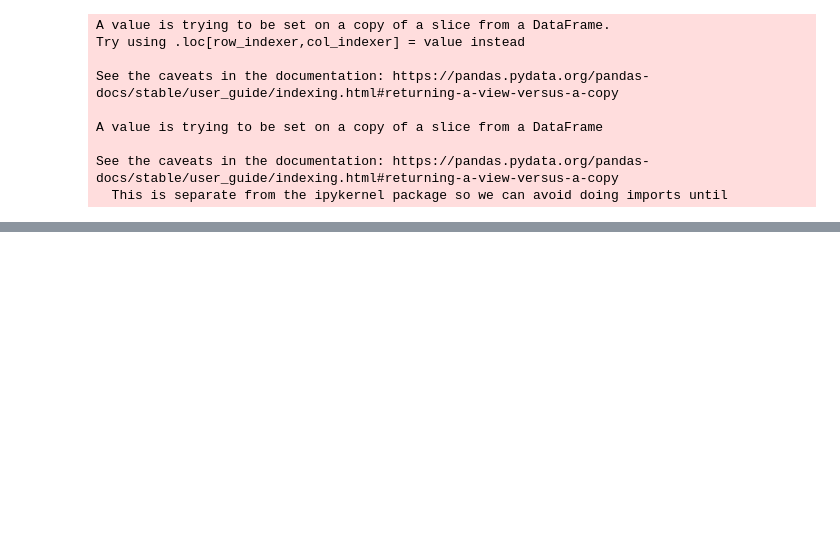
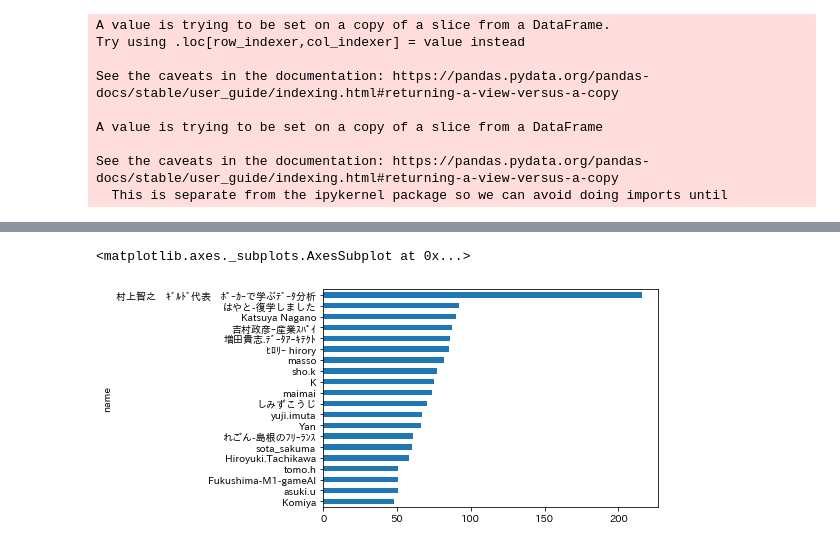
Before and after one commit to daikichidaze/slack-report-2020, a Jupyter notebook: slack-data-network-analysis.ipynb, the cells around one changed output, grey strips where cells are left out. Saved outputs shown, nothing was run; the diff lists cells and outputs as text; code cells hidden in the pictures; blank space fills up the shorter version.

Commit message:
Add graphs for network analysis (degree, degree_centrality, betweenness_centrality)

```diff
--- a/slack-data-network-analysis.ipynb
+++ b/slack-data-network-analysis.ipynb
@@ -141,0 +171,12 @@ df_user[['name', 'talk_count_range','in_current']].to_csv('user.csv', index=Fals
+# %%
+G = nx.Graph()
+for _,r in df_edge.iterrows():
+  G.add_edge(r.user_name1, r.user_name2, weight=r.count)
+# %%
+df_user = df_user.groupby('name').sum().reset_index()
+# %%
+df_user = pd.merge(df_user, pd.DataFrame(G.degree,columns=['name','degree']),on='name')
+df_user = pd.merge(df_user, pd.DataFrame(nx.degree_centrality(G).items(),columns=['name','degree_centrality']),on='name')
+df_user = pd.merge(df_user, pd.DataFrame(nx.betweenness_centrality(G).items(),columns=['name','betweenness_centrality']),on='name')
+# %%
+df_user.index = df_user['name']
@@ -141,0 +195,5 @@ df_user[['name', 'talk_count_range','in_current']].to_csv('user.csv', index=Fals
+# %%
+df_user.sort_values(by = 'degree', ascending=True).tail(20)['degree'].plot.barh()
+# %% [output]
+<matplotlib.axes._subplots.AxesSubplot at 0x...>
+[figure, added]
```
Also changed, not shown: parts of 14 cells of this notebook.
